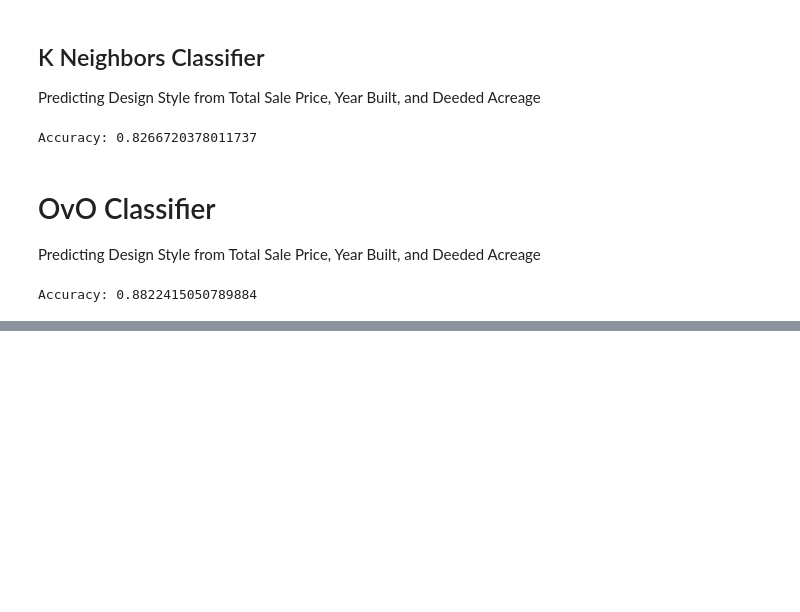
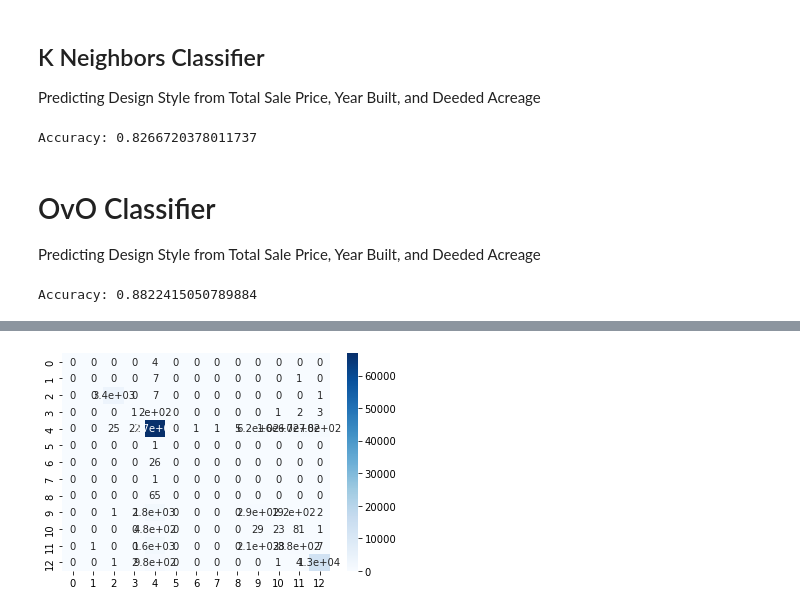
Before and after one commit to sltimmins/Fonty-Proj-3, a Jupyter notebook: housing.ipynb, the cells around one changed output, grey strips where cells are left out. Cells and saved outputs as stored; diff of their text form; code cells hidden in the pictures; blank space fills up the shorter version.

Commit message:
Confusion matrix is confusing

```diff
--- a/housing.ipynb
+++ b/housing.ipynb
@@ -177,8 +177,8 @@ RandomForestClassifier(max_features=0.2)
 # %%
 from sklearn import metrics
 
-y_pred=rfc.predict(x_test)
-print("Accuracy:",metrics.accuracy_score(y_test, y_pred))
+y_pred_rfc = rfc.predict(x_test)
+print("Accuracy:",metrics.accuracy_score(y_test, y_pred_rfc))
 # %% [output]
 Accuracy: 0.912595673333406
 # %% [markdown]
@@ -214,0 +217,6 @@ Accuracy: 0.8822415050789884
+# %%
+from sklearn.metrics import confusion_matrix
+
+conf_matrix = confusion_matrix(y_test, y_pred_rfc)
+
+print(conf_matrix)
@@ -214,0 +241,8 @@ Accuracy: 0.8822415050789884
+# %%
+import seaborn as sns
+import matplotlib.pyplot as plt
+
+ax = sns.heatmap(conf_matrix, annot=True, cmap='Blues')
+plt.show()
+# %% [output]
+[figure, added]
```
Also changed, not shown: parts of 5 cells of this notebook.
